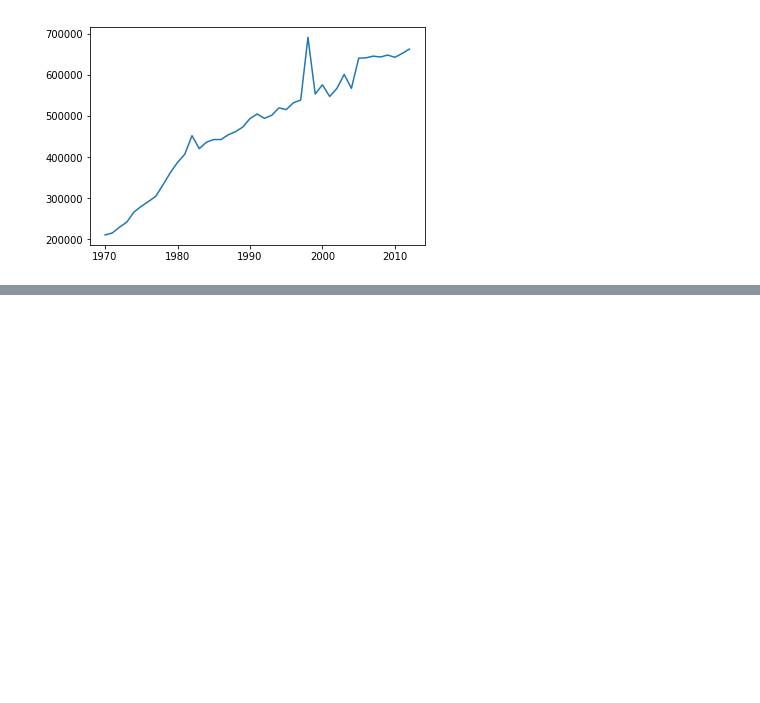
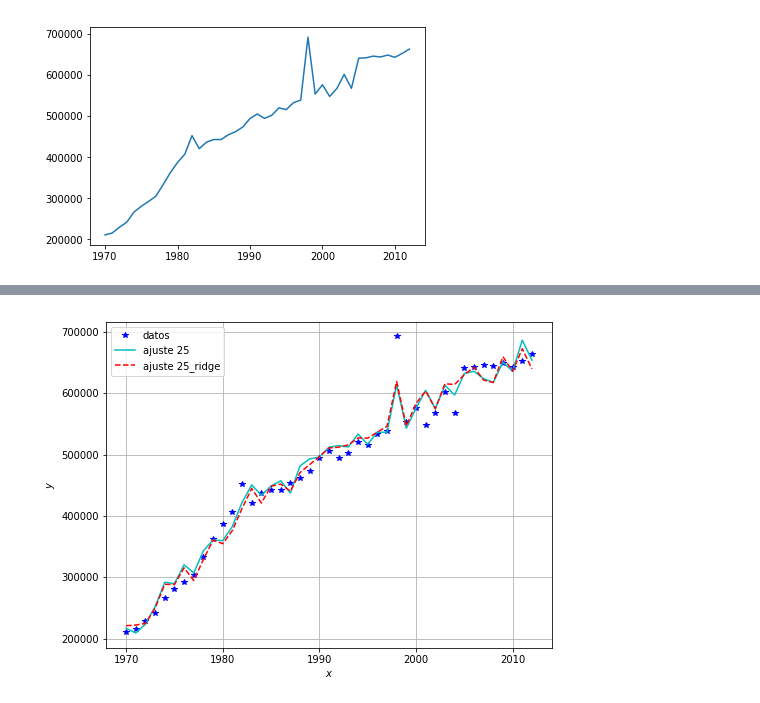
Before and after one commit to AndreaOrtizM/ProyectoModulo3_OrtizA_AcostaE_ChiquitoE, a Jupyter notebook: ProyectoModulo3_OrtizA_AcostaE_ChiquitoE.ipynb, the cells around one changed output, grey strips where cells are left out. Saved outputs shown, nothing was run; the diff lists cells and outputs as text; code cells hidden in the pictures; blank space fills up the shorter version.

```diff
--- a/ProyectoModulo3_OrtizA_AcostaE_ChiquitoE.ipynb
+++ b/ProyectoModulo3_OrtizA_AcostaE_ChiquitoE.ipynb
@@ -19,0 +52,3 @@ plt.show()
+# %%
+beta20_ridge = pyomo_utilities.curve_polyfit(x, y, 25, reg_mode = 'ridge', reg_coef = 0.1)
+yhat20_ridge = np.array([x**i for i in range(26)]).T.dot(beta20_ridge)
@@ -19,0 +73,12 @@ plt.show()
+# %%
+plt.figure(figsize=(8,6))
+plt.plot(x, y, '*b', label = 'datos')
+plt.plot(x, yhat, '-c', label = 'ajuste 25')
+plt.plot(x, yhat20_ridge, '--r', label = 'ajuste 25_ridge')
+plt.legend(loc = 'best')
+plt.xlabel('$x$')
+plt.ylabel('$y$')
+plt.grid()
+plt.show()
+# %% [output]
+[figure, added]
```
Also changed, not shown: parts of 4 cells of this notebook.
